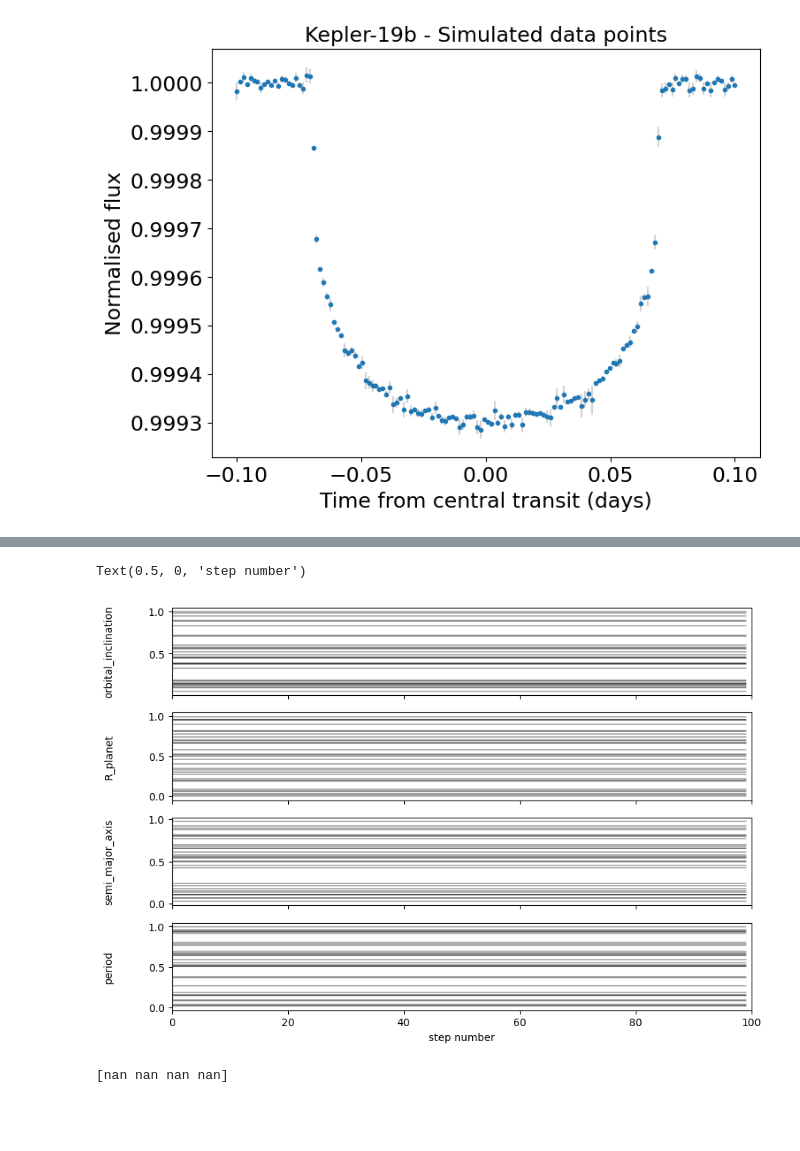
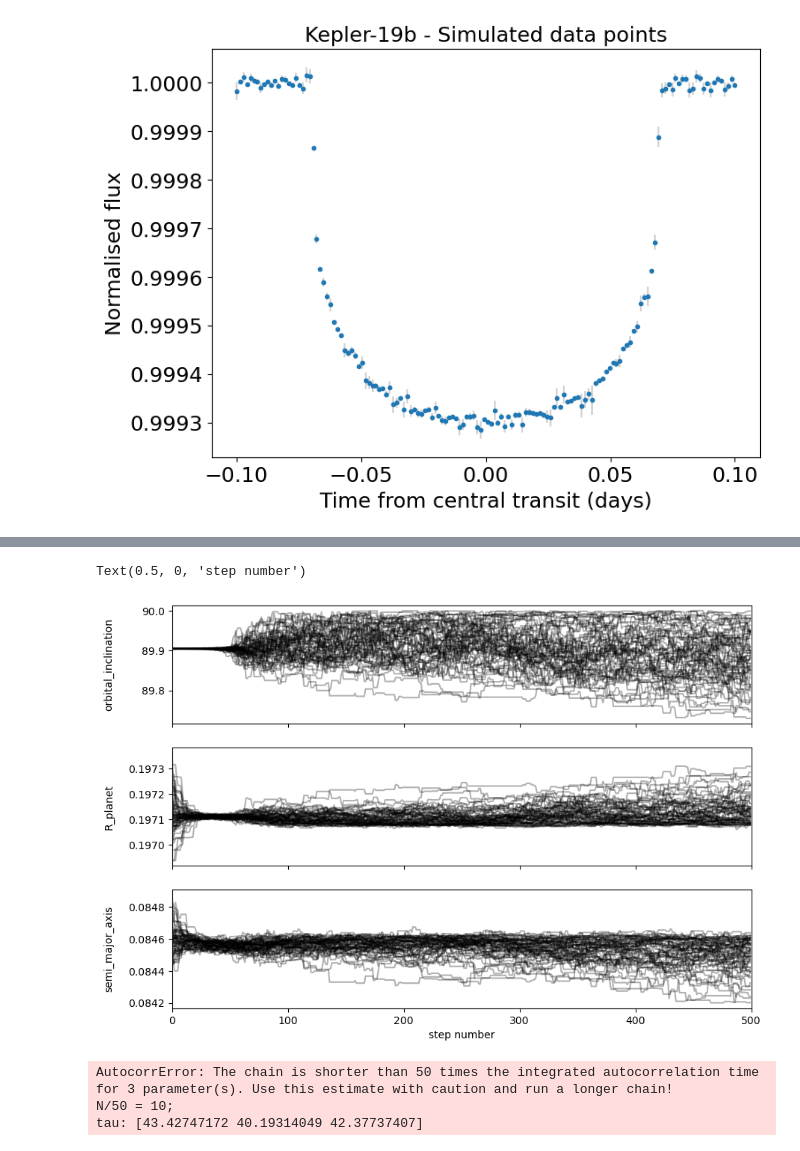
Before and after one commit to hrwakeford/MSci2022_TESS, a Jupyter notebook: Transit_fitting_model/mcmc_transit_fitting_model.ipynb, the cells around one changed output, grey strips where cells are left out. Drawn from its saved outputs; the diff is of its cells as text; code cells hidden in the pictures; blank space fills up the shorter version.

```diff
--- a/Transit_fitting_model/mcmc_transit_fitting_model.ipynb
+++ b/Transit_fitting_model/mcmc_transit_fitting_model.ipynb
@@ -117,6 +118,7 @@ plt.show()
 
 guess_params = batman.TransitParams()
 guess_params.t0 = params.t0
+guess_params.per = params.per
 
 
 guess_params.ecc = params.ecc
@@ -124,7 +126,7 @@ guess_params.w = params.w
 guess_params.limb_dark = "quadratic"
 guess_params.u = params.u
 # %%
-def log_likelihood(params, true_flux, yerrs):
+def log_likelihood(prior_params, true_flux, yerrs):
     """
 
     Parameters
@@ -135,9 +137,8 @@ def log_likelihood(params, true_flux, yerrs):
     -------
 
     """
-    orbital_inclination, R_planet, semi_major_axis, period = params
+    orbital_inclination, R_planet, semi_major_axis = prior_params
 
-    guess_params.per = period
     guess_params.rp = radius_in_stellar_radii(R_planet, true_R_star)
     guess_params.inc = orbital_inclination
     guess_params.a = semi_major_axis_in_stellar_radii(semi_major_axis, true_R_star)
@@ -147,12 +148,12 @@ def log_likelihood(params, true_flux, yerrs):
     guess_flux = guess_m.light_curve(guess_params)
 
     L1 = -0.5 * np.power((true_flux - guess_flux), 2) / np.power(yerrs, 2)
-    L2 = (len(t) / 2) * np.log(2 * np.pi * yerrs**2)
+    L2 = -0.5 * np.log(2 * np.pi * yerrs**2)
     L3 = np.sum(L1) + np.sum(L2)
     return L3
 
 
-def log_prior(params):
+def log_prior(prior_params):
     """
 
     Parameters
@@ -163,7 +164,7 @@ def log_prior(params):
     -------
 
     """
-    orbital_inclination, R_planet, semi_major_axis, period = params
+    orbital_inclination, R_planet, semi_major_axis = prior_params
 
     P = 0.0
     if (orbital_inclination > 90) or (orbital_inclination < 45):
@@ -178,22 +179,22 @@ def log_prior(params):
         P += -np.inf
         return P
 
-    if (period < 0):
-        P += -np.inf
-        return P
-
     return P
 
-def log_prob(params, true_flux, yerrs):
-    lp = log_prior(params)
+def log_prob(prior_params, true_flux, yerrs):
+    lp = log_prior(prior_params)
     # if not np.isfinite(lp):
     #     return -np.inf
 
-    return -(log_likelihood(params, true_flux, yerrs)) + -1*(lp)
+    return log_likelihood(prior_params, true_flux, yerrs) + lp
 # %%
-guess = [88, 0.18, 0.08, 9]
+#orbital_inclination, R_planet, semi_major_axis
+guess = [89, 0.18, 0.08]
+bnds = ((45, 90), (0, 0.3), (0, 0.2)) #Boundaries
 
-likelihood_model = optimize.minimize(log_prob, guess, args=(true_flux, yerrs))
-model_orbital_inclination, model_R_planet, model_semi_major_axis, model_period = (likelihood_model['x'])
+nll = lambda *args: -log_likelihood(*args)
+
+likelihood_model = optimize.minimize(nll, guess, args=(true_flux, yerrs), bounds=bnds)
+model_orbital_inclination, model_R_planet, model_semi_major_axis = likelihood_model['x']
 print(likelihood_model)
 # %% [output]
@@ -217,7 +211,6 @@ print(likelihood_model)
 # %%
-pos = likelihood_model.x + 1e-4 * np.random.randn(32, 4)
+pos = likelihood_model.x * np.random.randn(60, 3)
 
 nwalkers, ndim = pos.shape
-pos = np.random.rand(nwalkers, ndim)
 sampler = emcee.EnsembleSampler(nwalkers, ndim, log_prob, args=(true_flux, yerrs))
-sampler.run_mcmc(pos, 100, progress=True)
+sampler.run_mcmc(pos, 500, progress=True)
@@ -242,21 +217,23 @@ State([[1.38448924e-01 7.78036552e-01 9.21331794e-01 9.43018632e-01]
 # %%
-fig, axes = plt.subplots(4, figsize=(10, 7), sharex=True)
+fig, axes = plt.subplots(3, figsize=(10, 7), sharex=True)
 samples = sampler.get_chain()
 
-labels = ["orbital_inclination", "R_planet", "semi_major_axis", "period"]
+labels = ["orbital_inclination", "R_planet", "semi_major_axis"]
 for i in range(ndim):
     ax = axes[i]
     ax.plot(samples[:, :, i], "k", alpha=0.3)
     ax.set_xlim(0, len(samples))
     ax.set_ylabel(labels[i])
     ax.yaxis.set_label_coords(-0.1, 0.5)
 
 axes[-1].set_xlabel("step number")
 # %% [output]
 Text(0.5, 0, 'step number')
-[figure, old version]
+[figure, new version]
 # %%
 tau = sampler.get_autocorr_time()
 print(tau)
 # %% [output]
-[nan nan nan nan]
+AutocorrError: The chain is shorter than 50 times the integrated autocorrelation time for 3 parameter(s). Use this estimate with caution and run a longer chain!
+N/50 = 10;
+tau: [43.42747172 40.19314049 42.37737407]
```
Also changed, not shown: parts of 7 cells of this notebook.
